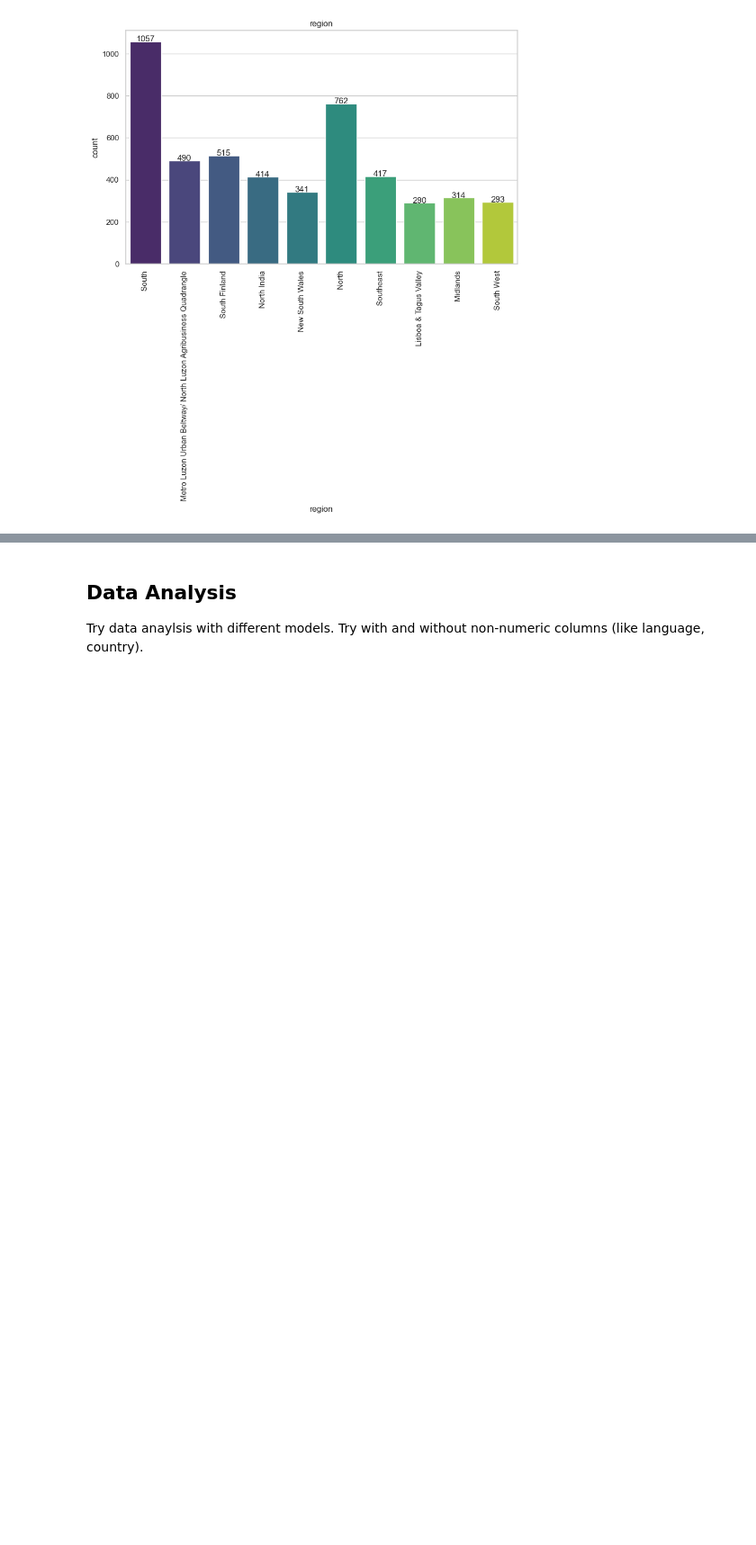
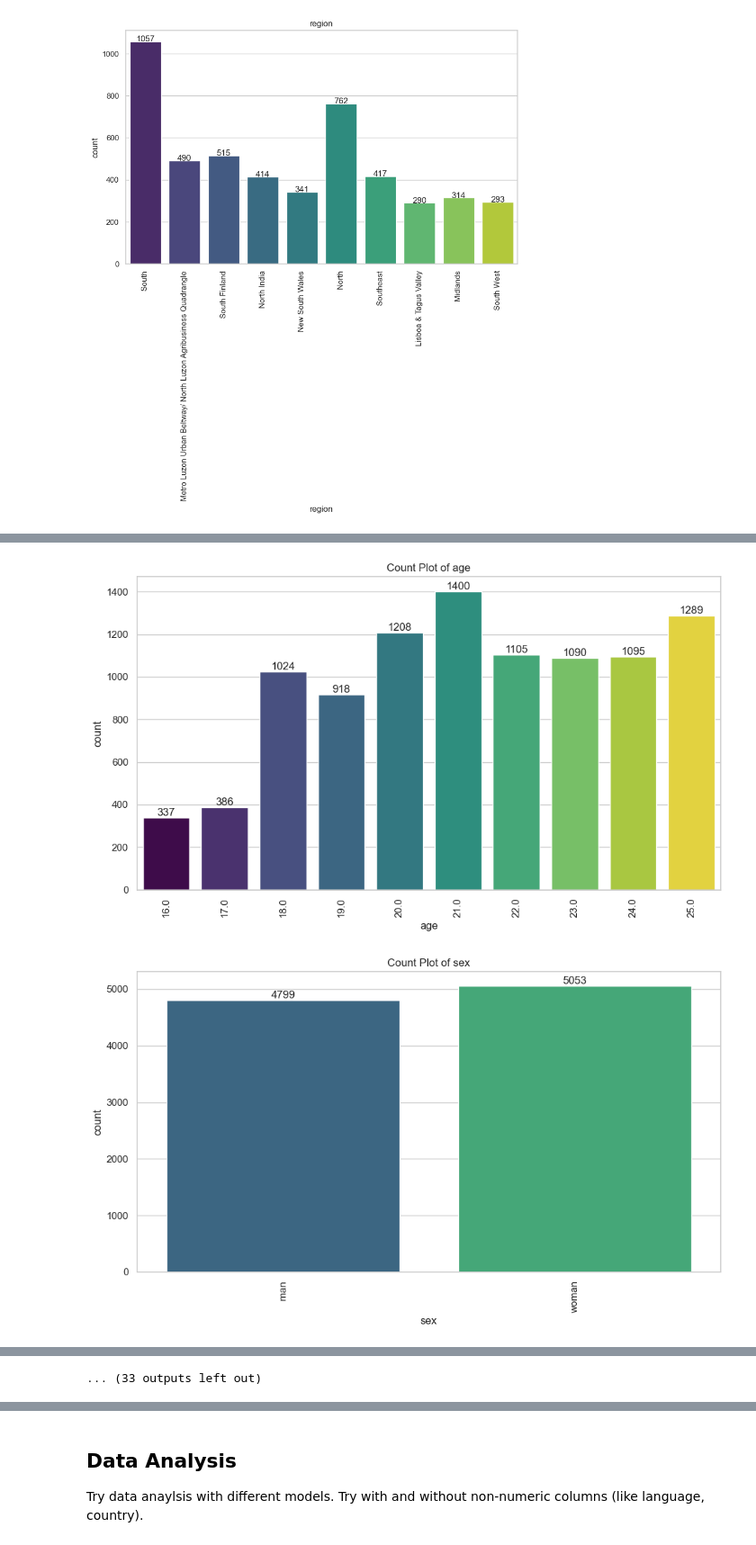
Before and after one commit to jack-rutherford/Climate_Anxiety, a Jupyter notebook: climate_anxiety.ipynb, the cells around one changed output, grey strips where cells are left out. Shown at 90% size. Drawn from its saved outputs; the diff is of its cells as text; code cells hidden in the pictures; blank space fills up the shorter version.

```diff
--- a/climate_anxiety.ipynb
+++ b/climate_anxiety.ipynb
@@ -270,0 +270,9 @@ df = df.dropna()
+# %%
+# drop unused variables
+X = df.drop(columns=['Repondent_Serial', 'language', 'country', 'country:region', 'yyyymmdd', 'AgeGender', 'region', 'weight']) # not the same as the X used in data analysis
+
+for column in X.columns:
+    summary = X[column].describe()
+
+    print(f'{column}')
+    print(summary)
@@ -270,0 +307,25 @@ df = df.dropna()
+# %%
+sns.set_theme(style='whitegrid')
+
+for column in X.columns:
+    plt.figure(figsize=(10, 6))
+    ax = sns.countplot(x=column, data=df, hue=column, palette='viridis', legend=False)
+    plt.xticks(rotation=90)
+    plt.title(f'Count Plot of {column}')
+
+    for p in ax.patches:
+        height = p.get_height()
+        if not pd.isna(height):
+            ax.text(
+                x=p.get_x() + p.get_width() / 2,
+                y=height,
+                s=int(height),
+                ha='center',
+                va='bottom'
+            )
+
+    plt.tight_layout()
+    plt.show()
+# %% [output]
+[figure, added]
+[figure, added]
@@ -270,0 +342 @@ df = df.dropna()
+... (33 outputs left out)
```
Also changed, not shown: parts of 12 cells of this notebook.
